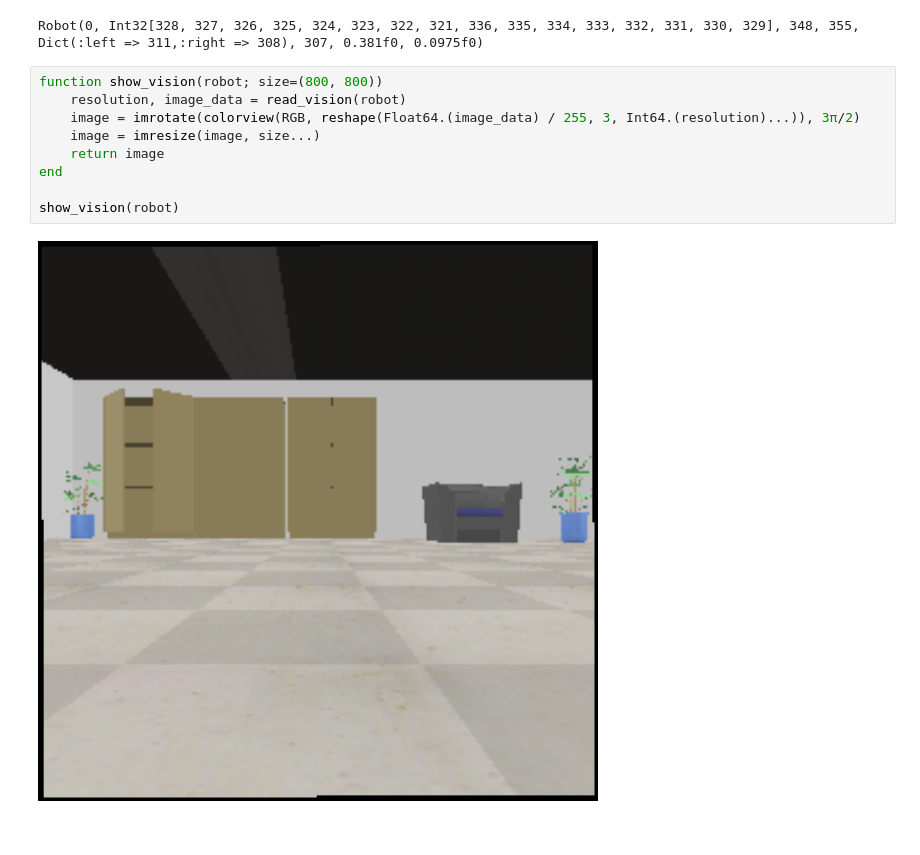
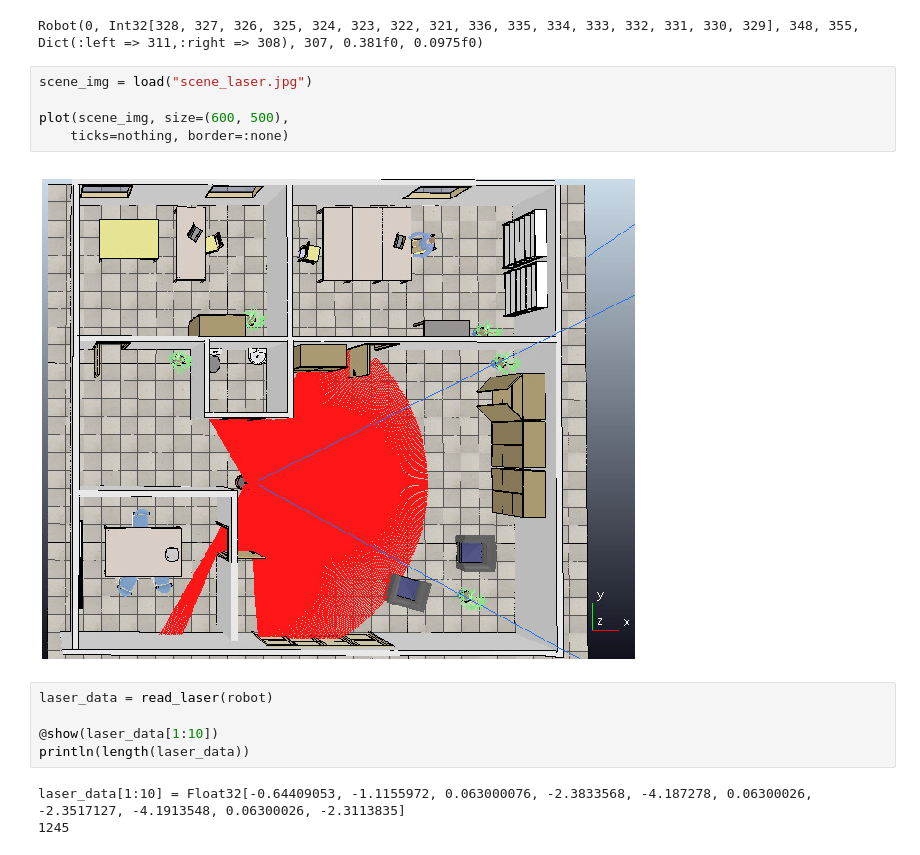
Before and after one commit to cirocavani/MO651-Robotics, a Jupyter notebook: workspace/P2/Controller - PID (draft).ipynb, the cells around one changed output. Drawn from its saved outputs; the diff is of its cells as text; blank space fills up the shorter version.

Commit message:
Rename VREPRobot.jl -> Robotics.jl, (P2 Controller PID) Show laser plot

```diff
--- a/workspace/P2/Controller - PID (draft).ipynb
+++ b/workspace/P2/Controller - PID (draft).ipynb
@@ -33,14 +37,18 @@ Left motor connected.
 Right motor connected.
 Robot connected.
 Robot(0, Int32[328, 327, 326, 325, 324, 323, 322, 321, 336, 335, 334, 333, 332, 331, 330, 329], 348, 355, Dict(:left => 311,:right => 308), 307, 0.381f0, 0.0975f0)
-# %%
-function show_vision(robot; size=(800, 800))
-    resolution, image_data = read_vision(robot)
-    image = imrotate(colorview(RGB, reshape(Float64.(image_data) / 255, 3, Int64.(resolution)...)), 3π/2)
-    image = imresize(image, size...)
-    return image
-end
-
-show_vision(robot)
-# %% [output]
-[figure, removed]
+# %%
+scene_img = load("scene_laser.jpg")
+
+plot(scene_img, size=(600, 500),
+    ticks=nothing, border=:none)
+# %% [output]
+[figure, added]
+# %%
+laser_data = read_laser(robot)
+
+@show(laser_data[1:10])
+println(length(laser_data))
+# %% [output]
+laser_data[1:10] = Float32[-0.64409053, -1.1155972, 0.063000076, -2.3833568, -4.187278, 0.06300026, -2.3517127, -4.1913548, 0.06300026, -2.3113835]
+1245
```
Also changed, not shown: parts of 7 cells of this notebook, 13 other files.
